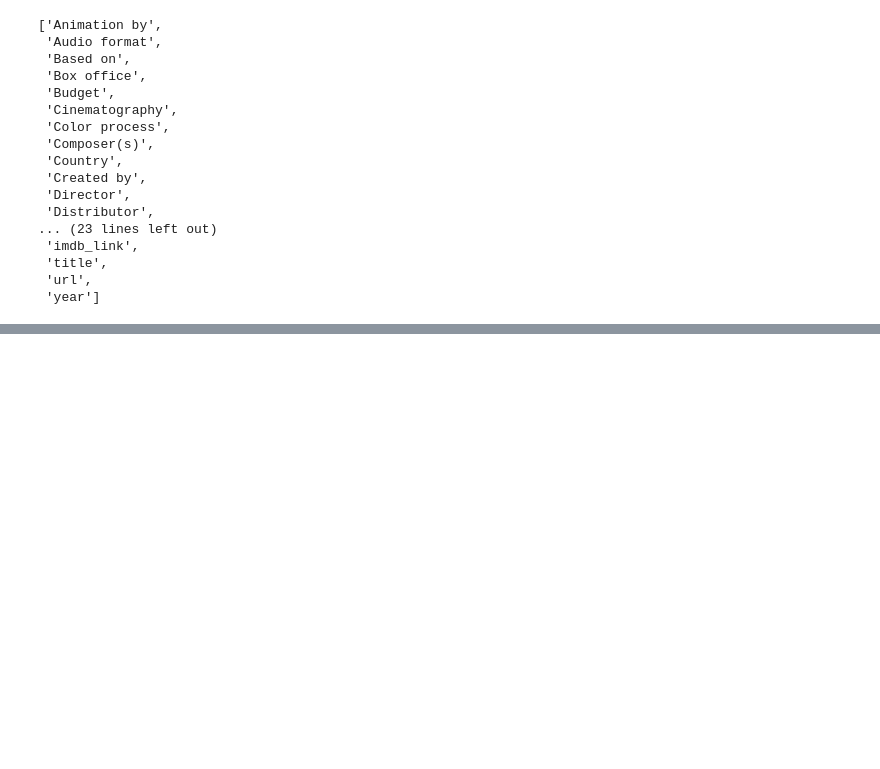
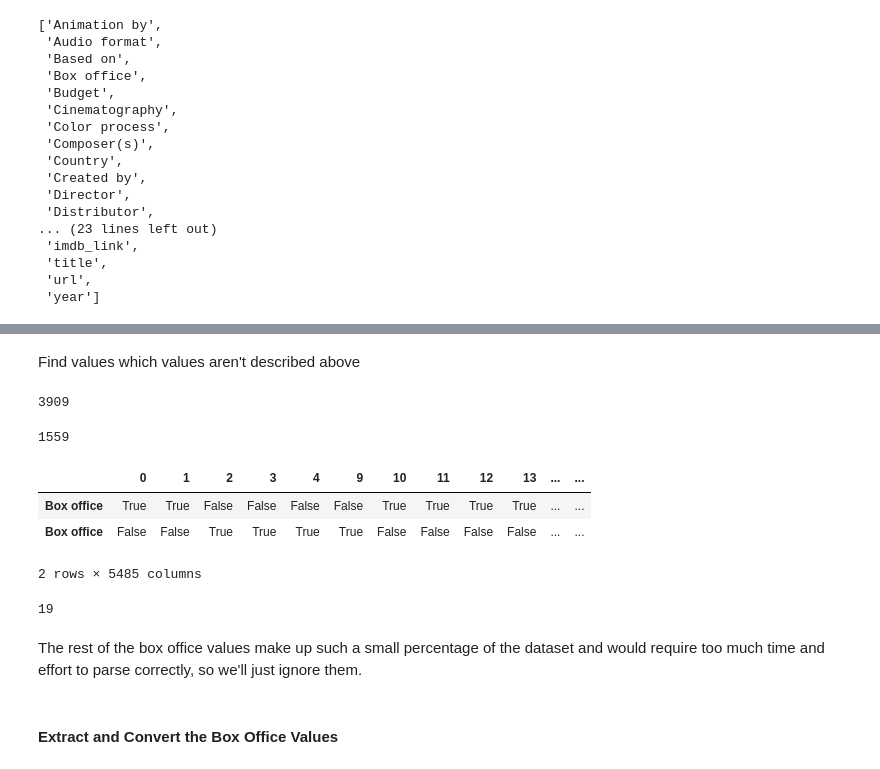
Before and after one commit to RebecaOsorio/Movies-ETL, a Jupyter notebook: ETL - Movies Rating.ipynb, the cells around one changed output, grey strips where cells are left out. Drawn from its saved outputs; the diff is of its cells as text; code cells hidden in the pictures; blank space fills up the shorter version.

```diff
--- a/ETL - Movies Rating.ipynb
+++ b/ETL - Movies Rating.ipynb
@@ -282,0 +491,31 @@ NameError: name 'movies' is not defined
+# %% [markdown]
+Find values which values aren't described above
+# %%
+form_one = r'\$\s*\d+\.?\d*\s*[mb]illi?on'
+box_office.str.contains(form_one, flags=re.IGNORECASE, na=False).sum()
+# %% [output]
+3909
+# %%
+form_two = r'\$\s*\d{1,3}(?:[,\.]\d{3})+(?!\s[mb]illi?on)'
+box_office.str.contains(form_two, flags=re.IGNORECASE, na=False).sum()
+# %% [output]
+1559
+# %%
+matches_form_one = box_office.str.contains(form_one, flags=re.IGNORECASE, na=False)
+matches_form_two = box_office.str.contains(form_two, flags=re.IGNORECASE, na=False)
+# %%
+pd.DataFrame([matches_form_one,matches_form_two])
+# %% [output]
+|  | 0 | 1 | 2 | 3 | 4 | 9 | 10 | 11 | 12 | 13 | ... | ... |
+| Box office | True | True | False | False | False | False | True | True | True | True | ... | ... |
+| Box office | False | False | True | True | True | True | False | False | False | False | ... | ... |
+2 rows × 5485 columns
+# %%
+box_office = box_office.str.replace(r'\$.*[-—–](?![a-z])', '$', regex=True)
+box_office[~matches_form_one & ~matches_form_two].count()
+# %% [output]
+19
+# %% [markdown]
+The rest of the box office values make up such a small percentage of the dataset and would require too much time and effort to parse correctly, so we'll just ignore them.
+# %% [markdown]
+#### Extract and Convert the Box Office Values
```
Also changed, not shown: parts of 96 cells of this notebook.
